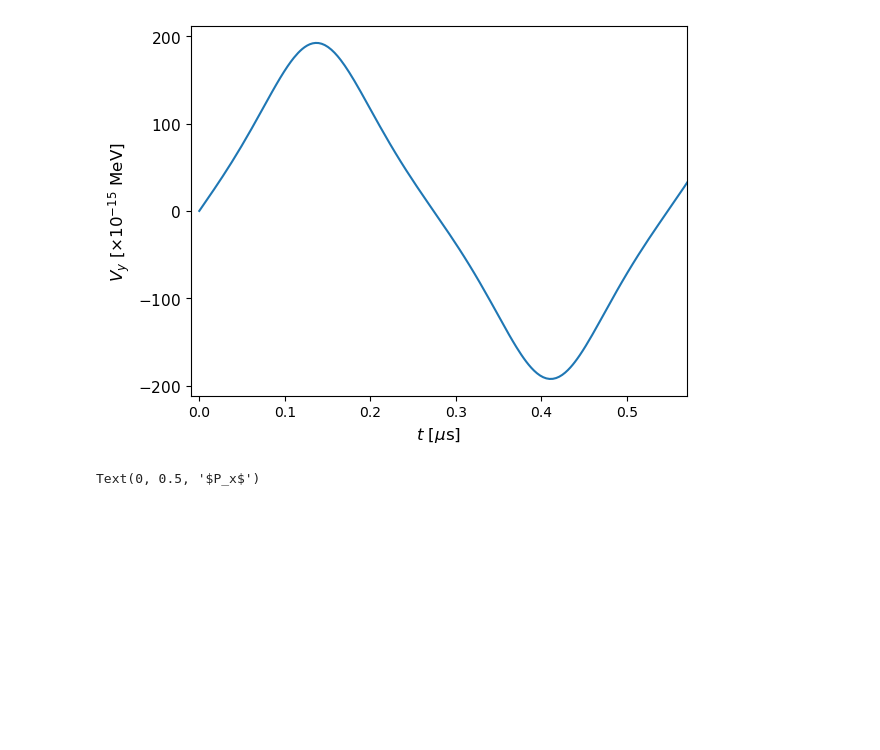
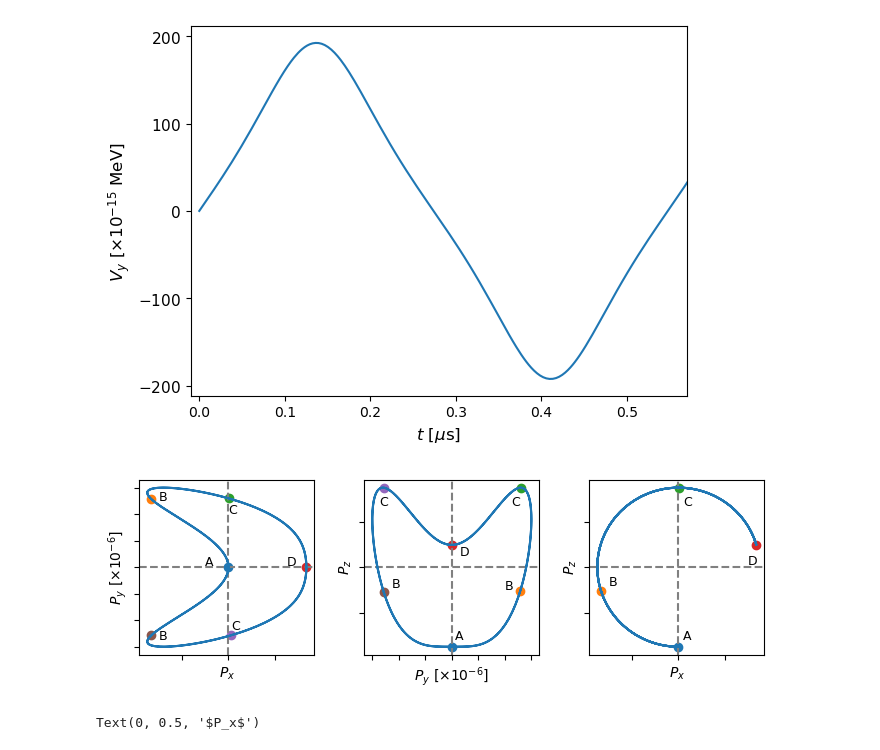
Before and after one commit to nuLABatUSD/QKESolveMPI, a Jupyter notebook: analysis/BlochPaperFigs.ipynb, the cells around one changed output. Drawn from its saved outputs; the diff is of its cells as text; code cells hidden in the pictures; blank space fills up the shorter version.

```diff
--- a/analysis/BlochPaperFigs.ipynb
+++ b/analysis/BlochPaperFigs.ipynb
@@ -57,6 +58,78 @@ plt.yticks([-200, -100, 0, 100, 200], [r"$-200$",r"$-100$",r"$0$",r"$100$",r"$20
   Text(0, 100, '$100$'),
   Text(0, 200, '$200$')])
 [figure]
+# %%
+fig = plt.figure(figsize=(7,2.5))
+
+array = ([0, 27, 48, 70, 90, 111])
+xy1 = fig.add_axes([2/28, 1/10, 7/28, 7/10])
+yz1 = fig.add_axes([11/28, 1/10, 7/28, 7/10])
+xz1 = fig.add_axes([20/28, 1/10, 7/28, 7/10])
+
+bloch = [xy1, yz1, xz1]
+
+for ax in bloch:
+    ax.axhline(0, c='0.50', ls='--')
+    ax.axvline(0, c='0.50', ls='--')
+
+label_fontsize = 10
+
+xy1.plot(Px[t_index[0] : t_index[8],15], Py[t_index[0] : t_index[8],15]*1e6)
+xy1.scatter(Px[0,15], Py[t_index[0],15]*1e6)
+xy1.scatter(Px[27,15], Py[27,15]*1e6)
+xy1.scatter(Px[48,15], Py[48,15]*1e6)
+xy1.scatter(Px[70,15], Py[70,15]*1e6)
+xy1.scatter(Px[90,15], Py[90,15]*1e6)
+xy1.scatter(Px[111,15], Py[111,15]*1e6)
+xy1.set_xlabel(r"$P_x$", fontsize=label_fontsize)
+xy1.set_ylabel(r"$P_y~[\times 10^{-6}]$", fontsize=label_fontsize)
+xy1.set_xticks([-0.2, 0, 0.2])
+xy1.set_yticks([-0.6, -0.4, -0.2, 0, 0.2, 0.4, 0.6])
+xy1.tick_params(labelbottom=False, labelleft=False)
+xy1.text(-0.1,0.01, "A", fontsize=9)
+xy1.text(-0.3,0.5, "B", fontsize=9)
+xy1.text(0,0.4, "C", fontsize=9)
+xy1.text(0.25,0.01, "D", fontsize=9)
+xy1.text(0.01,-0.475, "C", fontsize=9)
+xy1.text(-0.3,-0.55, "B", fontsize=9)
+
+yz1.plot(Py[t_index[0] : t_index[8],15]*1e6, Pz[t_index[0] : t_index[8],15])
+yz1.scatter(Py[0,15]*1e6, Pz[0,15])
+yz1.scatter(Py[27,15]*1e6, Pz[27,15])
+yz1.scatter(Py[48,15]*1e6, Pz[48,15])
+yz1.scatter(Py[70,15]*1e6, Pz[70,15])
+yz1.scatter(Py[90,15]*1e6, Pz[90,15])
+yz1.scatter(Py[111,15]*1e6, Pz[111,15])
+yz1.set_xlabel(r"$P_y~[\times 10^{-6}]$", fontsize=label_fontsize)
+yz1.set_ylabel(r"$P_z$", fontsize=label_fontsize)
+yz1.set_yticks([-0.2, 0, 0.2])
+yz1.set_xticks([-0.6, -0.4, -0.2, 0, 0.2, 0.4, 0.6])
+yz1.tick_params(labelbottom=False, labelleft=False)
+yz1.text(0.02,-0.32, "A", fontsize=9)
+yz1.text(0.4,-0.1, "B", fontsize=9)
+yz1.text(0.45,0.27, "C", fontsize=9)
+yz1.text(0.06,0.05, "D", fontsize=9)
+yz1.text(-0.55,0.27, "C", fontsize=9)
+yz1.text(-0.45,-0.09, "B", fontsize=9)
+
+xz1.plot(Px[t_index[0] : t_index[8],15], Pz[t_index[0] : t_index[8],15])
+xz1.scatter(Px[0,15], Pz[0,15])
+xz1.scatter(Px[27,15], Pz[27,15])
+xz1.scatter(Px[48,15], Pz[48,15])
+xz1.scatter(Px[70,15], Pz[70,15])
+xz1.set_ylabel(r"$P_z$", fontsize=label_fontsize)
+xz1.set_xlabel(r"$P_x$", fontsize=label_fontsize)
+xz1.set_yticks([-0.2, 0, 0.2])
+xz1.set_yticks([-0.2, 0, 0.2])
+xz1.tick_params(labelbottom=False, labelleft=False)
+xz1.text(0.02,-0.32, "A", fontsize=9)
+xz1.text(-0.3,-0.08, "B", fontsize=9)
+xz1.text(0.02,0.27, "C", fontsize=9)
+xz1.text(0.3,0.01, "D", fontsize=9)
+
+plt.savefig("CoherentBloch.pdf", bbox_inches='tight')
+# %% [output]
+[figure, added]
 # %%
 #plot FIRST CYCLE of bloch sphere for coherent only
 
```
Also changed, not shown: parts of 11 cells of this notebook.
